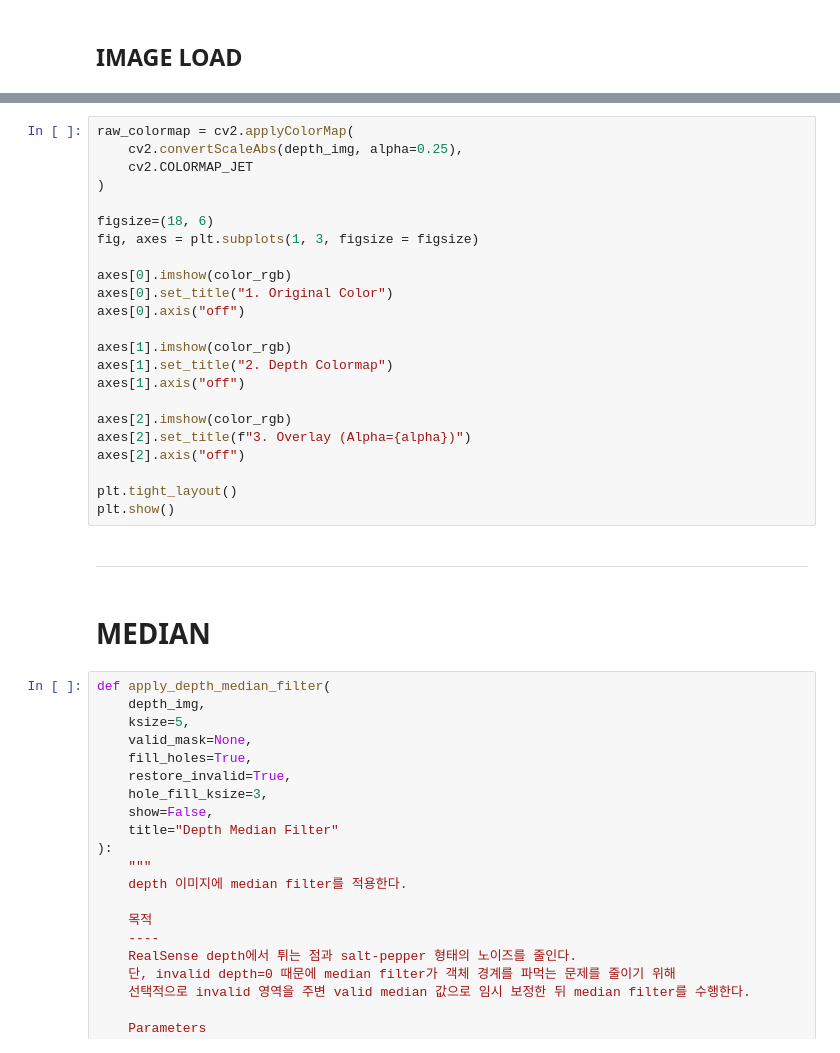
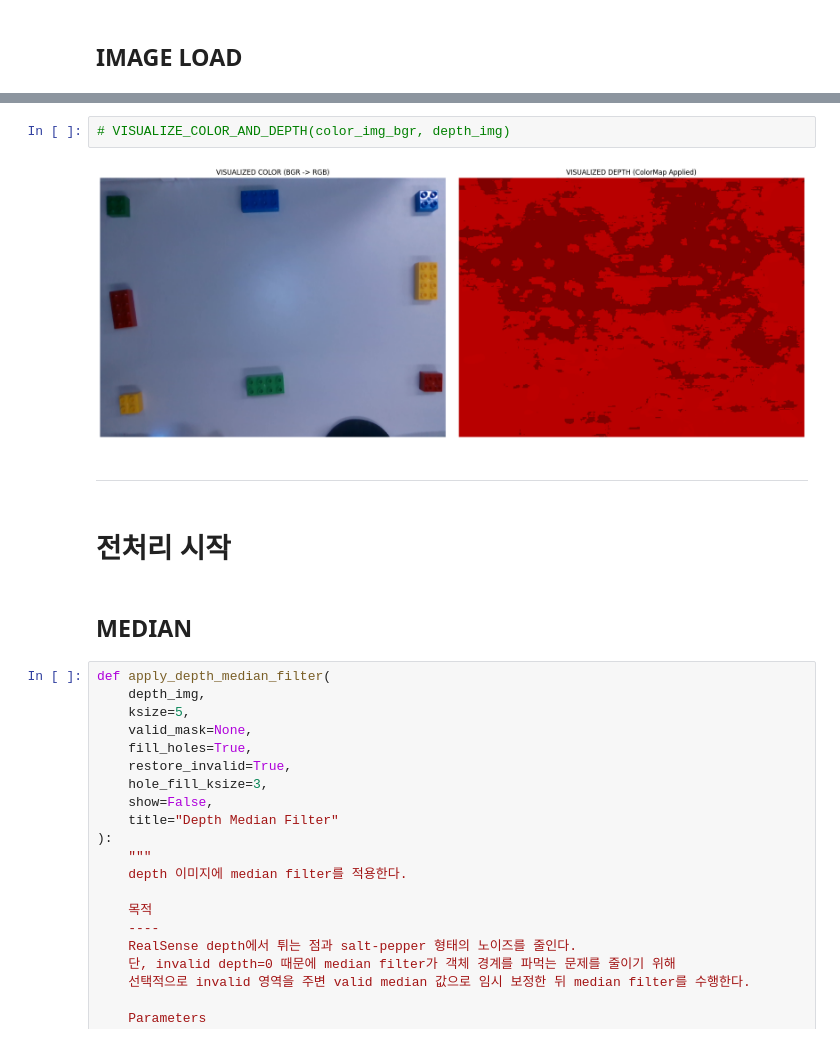
Before and after one commit to engineer0914/pointcloud_test, a Jupyter notebook: INUVision.ipynb, the cells around one changed output, grey strips where cells are left out. Saved outputs shown, nothing was run; the diff lists cells and outputs as text.

```diff
--- a/INUVision.ipynb
+++ b/INUVision.ipynb
@@ -609,30 +1083,13 @@ print("color:", type(color_img), color_img.shape, color_img.dtype, color_img.min
 # %%
-raw_colormap = cv2.applyColorMap(
-    cv2.convertScaleAbs(depth_img, alpha=0.25),
-    cv2.COLORMAP_JET
-)
-
-figsize=(18, 6)
-fig, axes = plt.subplots(1, 3, figsize = figsize)
-
-axes[0].imshow(color_rgb)
-axes[0].set_title("1. Original Color")
-axes[0].axis("off")
-
-axes[1].imshow(color_rgb)
-axes[1].set_title("2. Depth Colormap")
-axes[1].axis("off")
-
-axes[2].imshow(color_rgb)
-axes[2].set_title(f"3. Overlay (Alpha={alpha})")
-axes[2].axis("off")
-
-plt.tight_layout()
-plt.show()
+# VISUALIZE_COLOR_AND_DEPTH(color_img_bgr, depth_img)
+# %% [output]
+[figure, added]
 # %% [markdown]
-<hr style="height: 5px; background-color: #39FF14; border: none;">
+<hr style="height: 10px; background-color: #39FF14; border: none;">
+# %% [markdown]
+# **전처리 시작**
 # %% [markdown]
-# **MEDIAN**
+## **MEDIAN**
 # %%
 def apply_depth_median_filter(
     depth_img,
```
Also changed, not shown: parts of 27 cells of this notebook, 3 other files.
